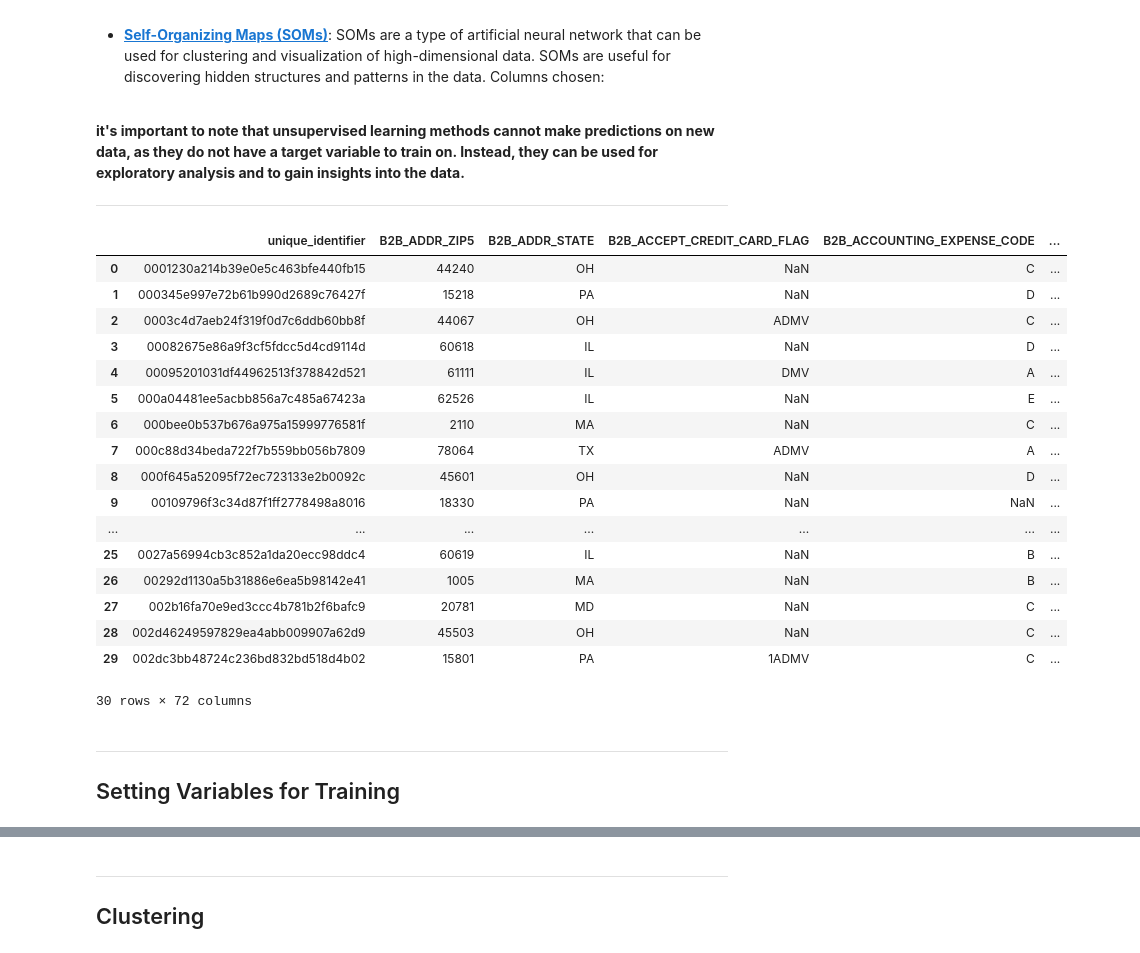
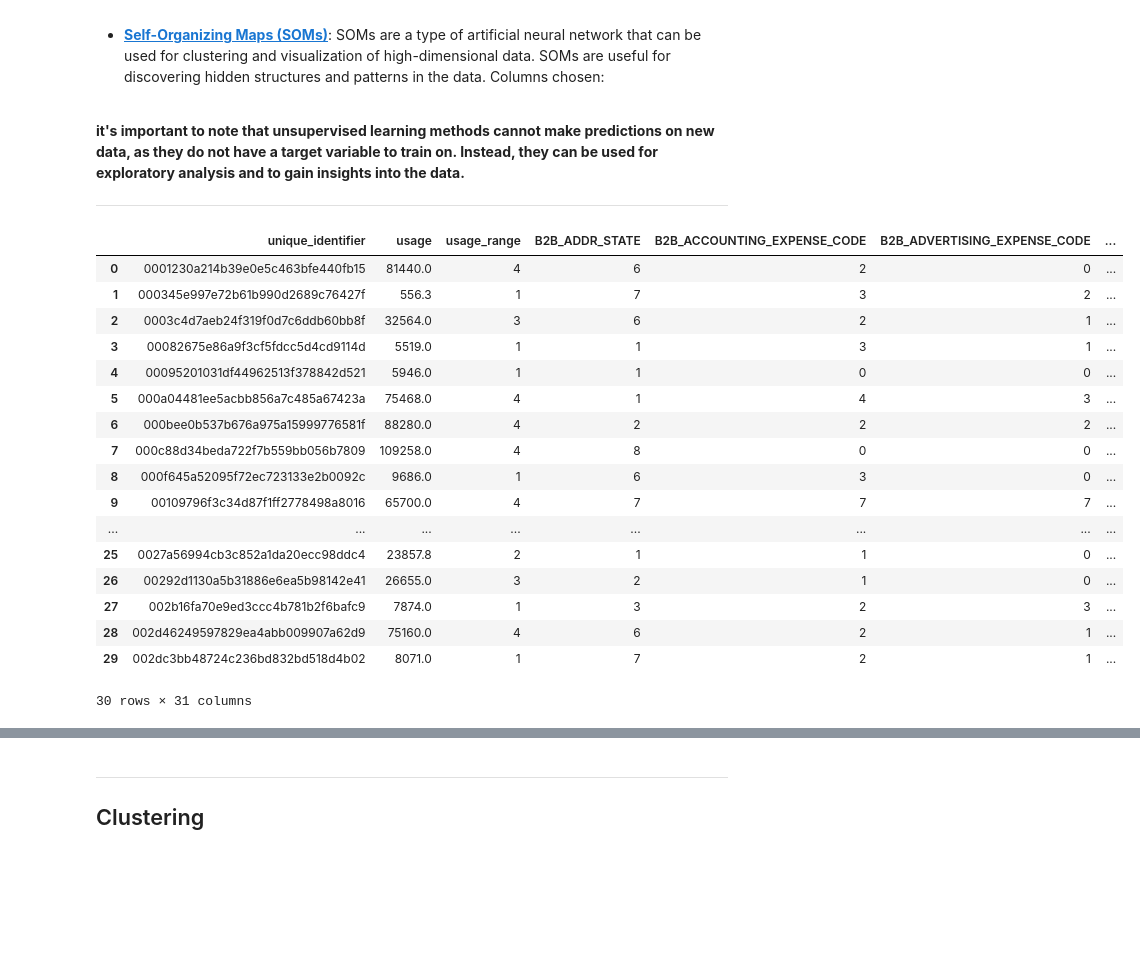
Before and after one commit to ritou344/Data-Project, a Jupyter notebook: TEST_Unsupervised Modelling.ipynb, the cells around one changed output, grey strips where cells are left out. Cells and saved outputs as stored; diff of their text form; code cells hidden in the pictures; blank space fills up the shorter version.

```diff
--- a/TEST_Unsupervised Modelling.ipynb
+++ b/TEST_Unsupervised Modelling.ipynb
@@ -48,27 +49,24 @@ from sklearn import metrics
 from sklearn.neighbors import NearestNeighbors
 from sklearn.metrics import silhouette_score
 # %%
-df = pd.read_csv("Clean Data/ready_dataset_20230420.csv", low_memory=False)
+df = pd.read_csv("Clean Data/prep_dataset_20230425.csv", low_memory=False)
 df.head(30)
 # %% [output]
-|  | unique_identifier | B2B_ADDR_ZIP5 | B2B_ADDR_STATE | B2B_ACCEPT_CREDIT_CARD_FLAG | B2B_ACCOUNTING_EXPENSE_CODE | ... |
-| 0 | 0001230a214b39e0e5c463bfe440fb15 | 44240 | OH | NaN | C | ... |
-| 1 | 000345e997e72b61b990d2689c76427f | 15218 | PA | NaN | D | ... |
-| 2 | 0003c4d7aeb24f319f0d7c6ddb60bb8f | 44067 | OH | ADMV | C | ... |
-| 3 | 00082675e86a9f3cf5fdcc5d4cd9114d | 60618 | IL | NaN | D | ... |
-| 4 | 00095201031df44962513f378842d521 | 61111 | IL | DMV | A | ... |
-| 5 | 000a04481ee5acbb856a7c485a67423a | 62526 | IL | NaN | E | ... |
-| 6 | 000bee0b537b676a975a15999776581f | 2110 | MA | NaN | C | ... |
-| 7 | 000c88d34beda722f7b559bb056b7809 | 78064 | TX | ADMV | A | ... |
-| 8 | 000f645a52095f72ec723133e2b0092c | 45601 | OH | NaN | D | ... |
-| 9 | 00109796f3c34d87f1ff2778498a8016 | 18330 | PA | NaN | NaN | ... |
-| ... | ... | ... | ... | ... | ... | ... |
-| 25 | 0027a56994cb3c852a1da20ecc98ddc4 | 60619 | IL | NaN | B | ... |
-| 26 | 00292d1130a5b31886e6ea5b98142e41 | 1005 | MA | NaN | B | ... |
-| 27 | 002b16fa70e9ed3ccc4b781b2f6bafc9 | 20781 | MD | NaN | C | ... |
-| 28 | 002d46249597829ea4abb009907a62d9 | 45503 | OH | NaN | C | ... |
-| 29 | 002dc3bb48724c236bd832bd518d4b02 | 15801 | PA | 1ADMV | C | ... |
+|  | unique_identifier | usage | usage_range | B2B_ADDR_STATE | B2B_ACCOUNTING_EXPENSE_CODE | B2B_ADVERTISING_EXPENSE_CODE | ... |
+| 0 | 0001230a214b39e0e5c463bfe440fb15 | 81440.0 | 4 | 6 | 2 | 0 | ... |
+| 1 | 000345e997e72b61b990d2689c76427f | 556.3 | 1 | 7 | 3 | 2 | ... |
+| 2 | 0003c4d7aeb24f319f0d7c6ddb60bb8f | 32564.0 | 3 | 6 | 2 | 1 | ... |
+| 3 | 00082675e86a9f3cf5fdcc5d4cd9114d | 5519.0 | 1 | 1 | 3 | 1 | ... |
+| 4 | 00095201031df44962513f378842d521 | 5946.0 | 1 | 1 | 0 | 0 | ... |
+| 5 | 000a04481ee5acbb856a7c485a67423a | 75468.0 | 4 | 1 | 4 | 3 | ... |
+| 6 | 000bee0b537b676a975a15999776581f | 88280.0 | 4 | 2 | 2 | 2 | ... |
+| 7 | 000c88d34beda722f7b559bb056b7809 | 109258.0 | 4 | 8 | 0 | 0 | ... |
+| 8 | 000f645a52095f72ec723133e2b0092c | 9686.0 | 1 | 6 | 3 | 0 | ... |
+| 9 | 00109796f3c34d87f1ff2778498a8016 | 65700.0 | 4 | 7 | 7 | 7 | ... |
+| ... | ... | ... | ... | ... | ... | ... | ... |
+| 25 | 0027a56994cb3c852a1da20ecc98ddc4 | 23857.8 | 2 | 1 | 1 | 0 | ... |
+| 26 | 00292d1130a5b31886e6ea5b98142e41 | 26655.0 | 3 | 2 | 1 | 0 | ... |
+| 27 | 002b16fa70e9ed3ccc4b781b2f6bafc9 | 7874.0 | 1 | 3 | 2 | 3 | ... |
+| 28 | 002d46249597829ea4abb009907a62d9 | 75160.0 | 4 | 6 | 2 | 1 | ... |
+| 29 | 002dc3bb48724c236bd832bd518d4b02 | 8071.0 | 1 | 7 | 2 | 1 | ... |
-30 rows × 72 columns
+30 rows × 31 columns
-# %% [markdown]
----
-## Setting Variables for Training <a class="anchor" id="Variables"></a>
```
Also changed, not shown: parts of 28 cells of this notebook.
